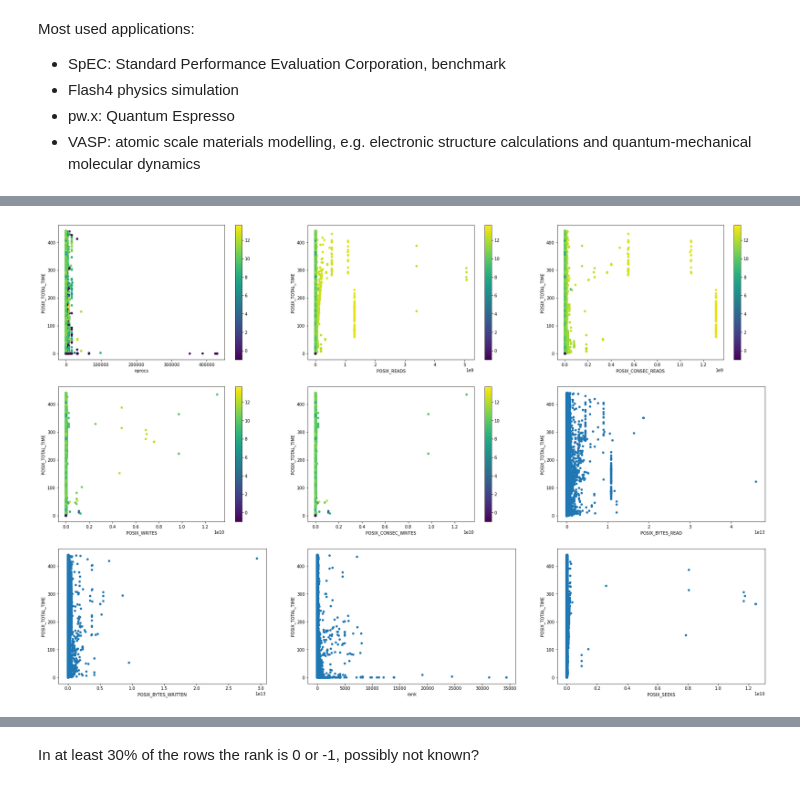
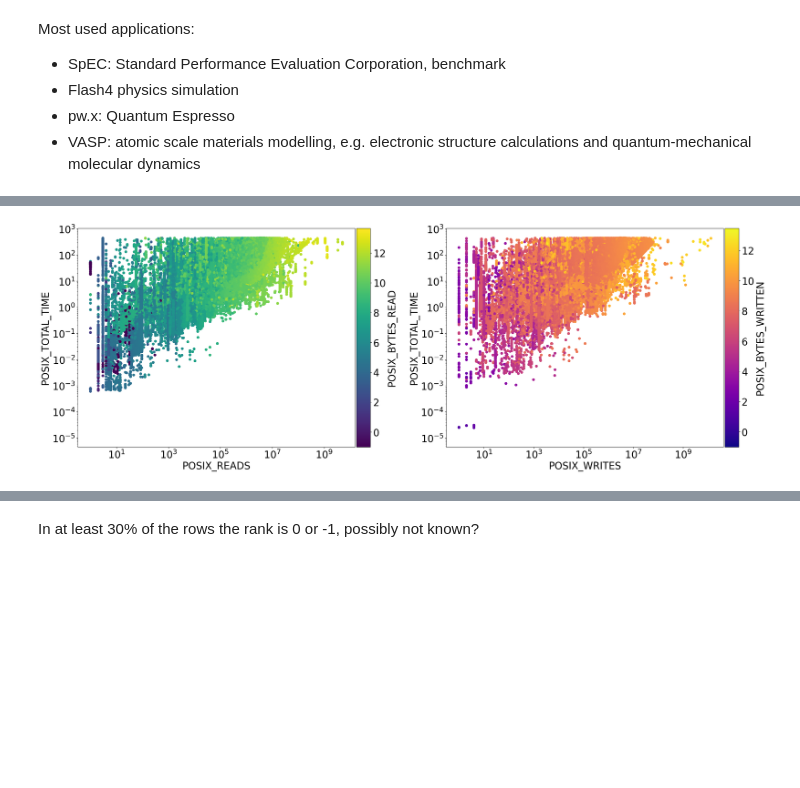
Before and after one commit to arcturus5340/IOTransferLearning, a Jupyter notebook: eda/Blue_Waters_IQR.ipynb, the cells around one changed output, grey strips where cells are left out. Cells and saved outputs as stored; diff of their text form; code cells hidden in the pictures; blank space fills up the shorter version.

```diff
--- a/eda/Blue_Waters_IQR.ipynb
+++ b/eda/Blue_Waters_IQR.ipynb
@@ -74,6 +71,6 @@ h_r_f               2762
 lmp_kc_dep          2489
 Name: nprocs, dtype: int64
 # %%
-most_used_apps = df_no_outliers.groupby(by=["app"]).count()["nprocs"].sort_values(ascending=False).index
+most_used_apps = df_no_outliers.groupby(by=["exe"]).count()["nprocs"].sort_values(ascending=False).index
 len(most_used_apps)
 # %% [output]
@@ -145,19 +100,10 @@ df_no_outliers.describe().transpose()
 bytes_read_copy = df_no_outliers.POSIX_BYTES_READ.copy().where(df_no_outliers.POSIX_BYTES_READ > 0,0.1)
 bytes_written_copy = df_no_outliers.POSIX_BYTES_WRITTEN.copy().where(df_no_outliers.POSIX_BYTES_WRITTEN > 0,0.1)
 # %%
-def plot_df_w_filter(df,filterexp,x_column,coord,bytes_read_copy):
-    df[filterexp].plot.scatter(x=x_column,y="POSIX_TOTAL_TIME", ax=coord,
-                                                 c=np.log10(color_data[filterexp]),colorbar=True)
+def plot_df_w_filter(df,filterexp,x_column,coord,color_data=bytes_read_copy,cmap="viridis"):
+    sc = coord.scatter(x=df[filterexp][x_column],y=df[filterexp]["POSIX_TOTAL_TIME"], c=np.log10(color_data[filterexp]),cmap=cmap)
+    coord.set_xscale("log")
+    coord.set_yscale("log")
+    coord.set_xlabel(x_column)
+    coord.set_ylabel("POSIX_TOTAL_TIME")
+    return sc
-# %%
-def plot_mosaic(filter_spec):
-    fig, axs = plt.subplots(nrows = 3, ncols=3, figsize=(30, 20))
-    plot_df_w_filter(df_no_outliers,filter_spec,"nprocs",axs[0,0])
-    plot_df_w_filter(df_no_outliers,filter_spec,"POSIX_READS",axs[0,1])
-    plot_df_w_filter(df_no_outliers,filter_spec,"POSIX_CONSEC_READS",axs[0,2])
-    plot_df_w_filter(df_no_outliers,filter_spec,"POSIX_WRITES",axs[1,0],bytes_written_copy)
-    plot_df_w_filter(df_no_outliers,filter_spec,"POSIX_CONSEC_WRITES",axs[1,1],bytes_written_copy)
-    df_no_outliers[filter_spec].plot.scatter(x="POSIX_BYTES_READ",y="POSIX_TOTAL_TIME",ax=axs[1,2])
-    df_no_outliers[filter_spec].plot.scatter(x="POSIX_BYTES_WRITTEN",y="POSIX_TOTAL_TIME",ax=axs[2,0])
-    df_no_outliers[filter_spec].plot.scatter(x="rank",y="POSIX_TOTAL_TIME",ax=axs[2,1])
-    df_no_outliers[filter_spec].plot.scatter(x="POSIX_SEEKS",y="POSIX_TOTAL_TIME",ax=axs[2,2])
-    plt.show()
@@ -184,5 +110,19 @@ df_no_outliers[df_no_outliers.path == "Spells"].describe()
+# %%
+def plot_mosaic(filter_spec):
+    plt.rcParams.update({'font.size': 25})
+    fig, axs = plt.subplots(nrows = 1, ncols=2, figsize=(30, 10))
+    plt.subplots_adjust(wspace=0.26)
+    sc_read = plot_df_w_filter(df_no_outliers,filter_spec,"POSIX_READS",axs[0])
+    sc_written = plot_df_w_filter(df_no_outliers,filter_spec,"POSIX_WRITES",axs[1],bytes_written_copy,"plasma")
+    divider = make_axes_locatable(axs[0])
+    cax = divider.append_axes('right', size='5%', pad=0.05)
+    fig.colorbar(sc_read, cax=cax, orientation='vertical',label="POSIX_BYTES_READ")
+    divider = make_axes_locatable(axs[1])
+    cax = divider.append_axes('right', size='5%', pad=0.05)
+    fig.colorbar(sc_written, cax=cax, orientation='vertical',label="POSIX_BYTES_WRITTEN")
+    plt.show()
 # %%
-filter_spec = df_no_outliers.app.isin(most_used_apps[0:5])
+filter_spec = df_no_outliers.exe.isin(most_used_apps[0:5])
 plot_mosaic((filter_spec == False) | (filter_spec == True))
 # %% [output]
-[figure, old version]
+[figure, new version]
```
Also changed, not shown: parts of 36 cells of this notebook, 10 other files.
